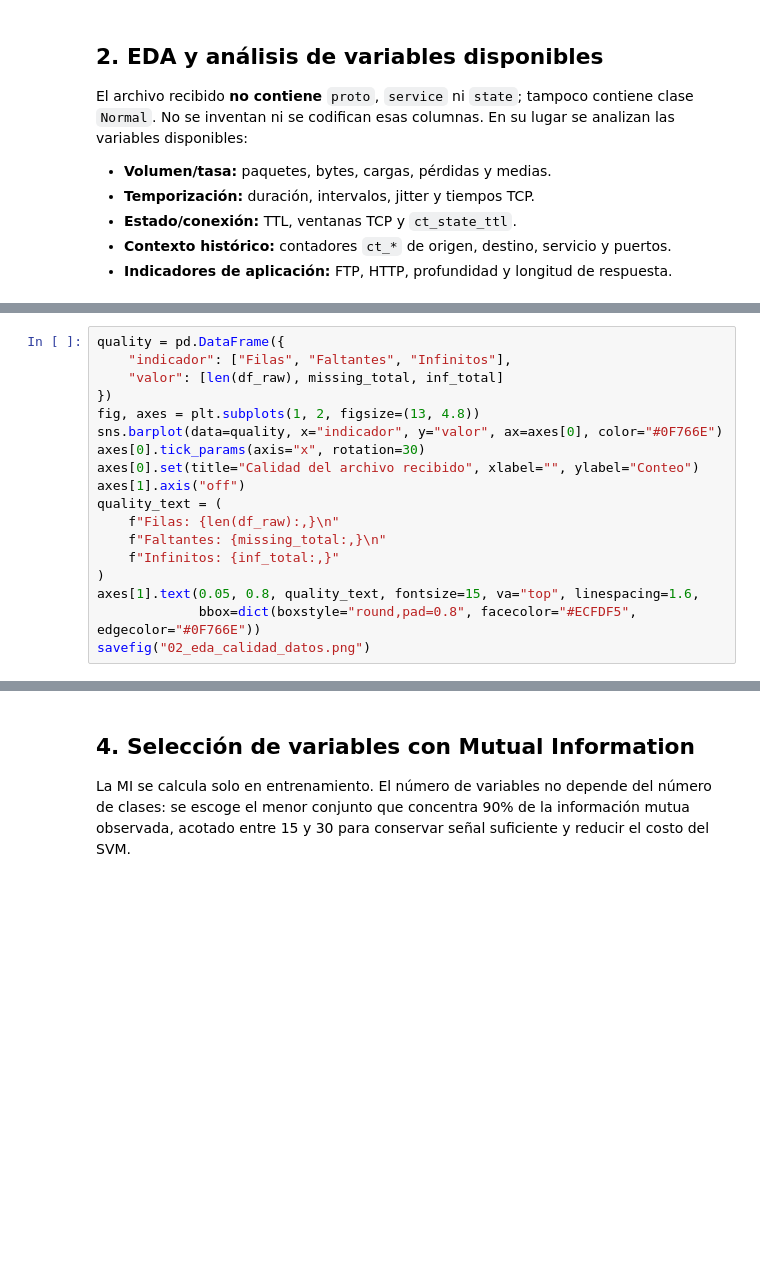
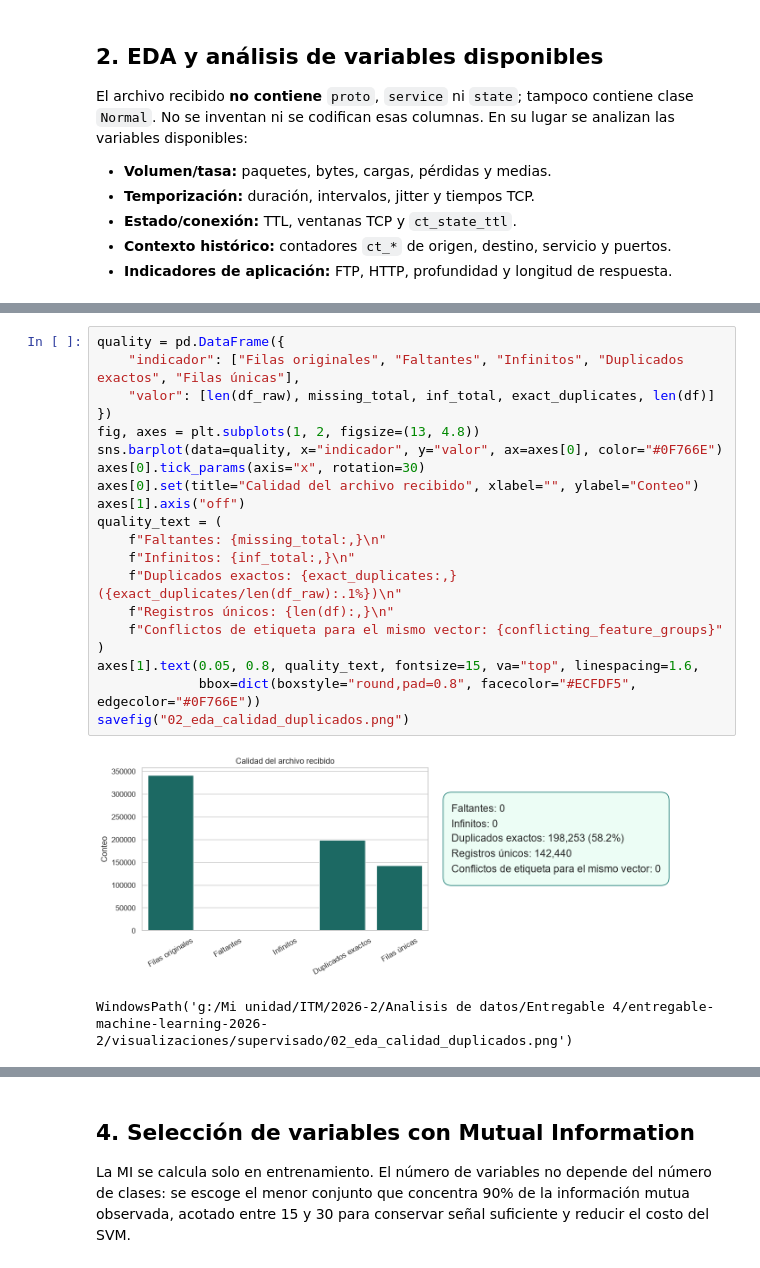
Before and after one commit to Leoces95/entregable-machine-learning-2026-2, a Jupyter notebook: 01_supervisado_unsw_nb15.ipynb, the cells around one changed output, grey strips where cells are left out. Drawn from its saved outputs; the diff is of its cells as text; blank space fills up the shorter version.

```diff
--- a/01_supervisado_unsw_nb15.ipynb
+++ b/01_supervisado_unsw_nb15.ipynb
@@ -174,21 +221,26 @@ savefig("01_eda_distribucion_clases.png")
 # %%
 quality = pd.DataFrame({
-    "indicador": ["Filas", "Faltantes", "Infinitos"],
-    "valor": [len(df_raw), missing_total, inf_total]
+    "indicador": ["Filas originales", "Faltantes", "Infinitos", "Duplicados exactos", "Filas únicas"],
+    "valor": [len(df_raw), missing_total, inf_total, exact_duplicates, len(df)]
 })
 fig, axes = plt.subplots(1, 2, figsize=(13, 4.8))
 sns.barplot(data=quality, x="indicador", y="valor", ax=axes[0], color="#0F766E")
 axes[0].tick_params(axis="x", rotation=30)
 axes[0].set(title="Calidad del archivo recibido", xlabel="", ylabel="Conteo")
 axes[1].axis("off")
 quality_text = (
-    f"Filas: {len(df_raw):,}\n"
     f"Faltantes: {missing_total:,}\n"
-    f"Infinitos: {inf_total:,}"
+    f"Infinitos: {inf_total:,}\n"
+    f"Duplicados exactos: {exact_duplicates:,} ({exact_duplicates/len(df_raw):.1%})\n"
+    f"Registros únicos: {len(df):,}\n"
+    f"Conflictos de etiqueta para el mismo vector: {conflicting_feature_groups}"
 )
 axes[1].text(0.05, 0.8, quality_text, fontsize=15, va="top", linespacing=1.6,
              bbox=dict(boxstyle="round,pad=0.8", facecolor="#ECFDF5", edgecolor="#0F766E"))
-savefig("02_eda_calidad_datos.png")
+savefig("02_eda_calidad_duplicados.png")
+# %% [output]
+[figure, added]
+WindowsPath('g:/Mi unidad/ITM/2026-2/Analisis de datos/Entregable 4/entregable-machine-learning-2026-2/visualizaciones/supervisado/02_eda_calidad_duplicados.png')
 # %%
 feature_groups = {
     "volumen_tasa": ["spkts", "dpkts", "sbytes", "dbytes", "rate", "sload", "dload", "sloss", "dloss", "smean", "dmean"],
```
Also changed, not shown: parts of 22 cells of this notebook, 45 other files.
